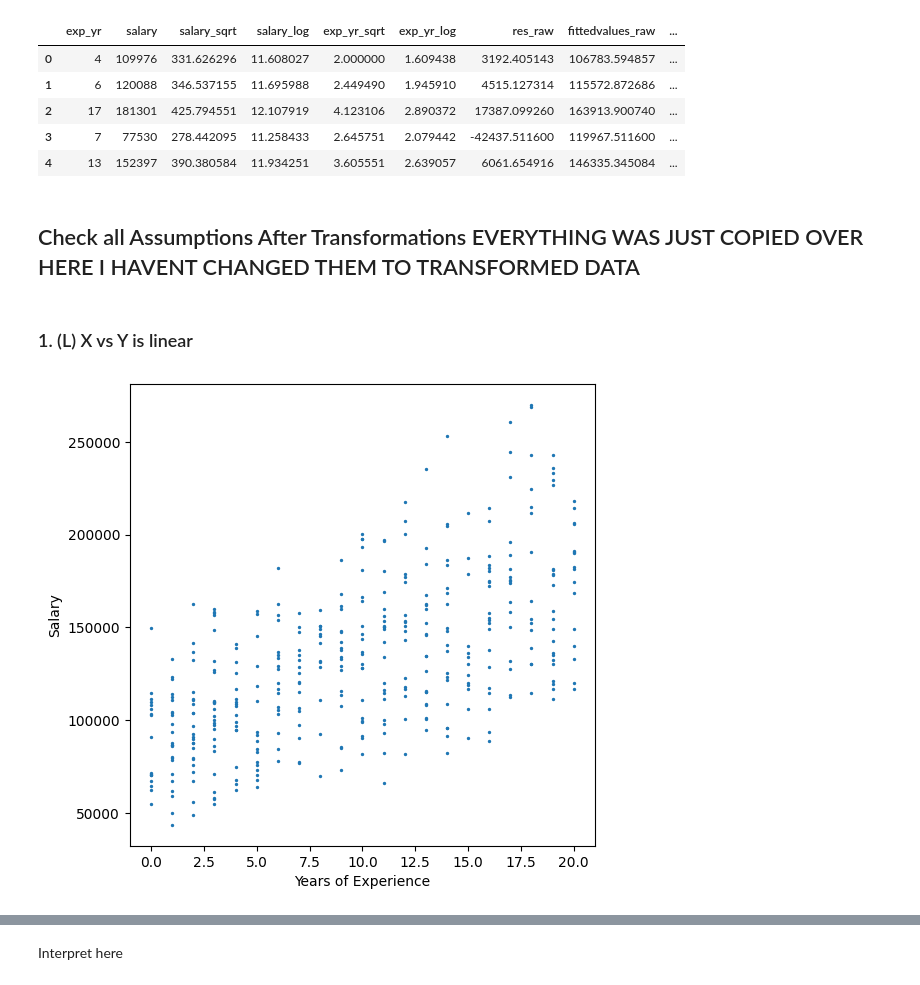
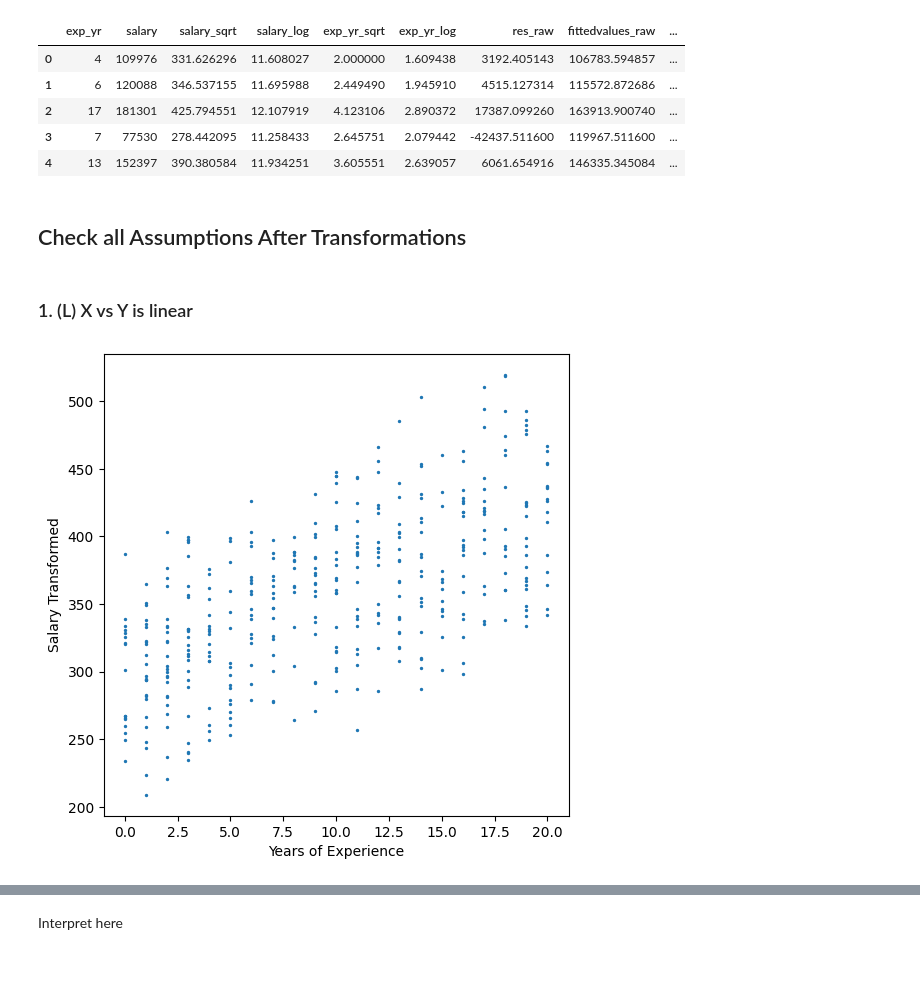
Before and after one commit to ksbuffaloe/Data-5600, a Jupyter notebook: 01_project/SCRIPTS/tech_employee_salary.ipynb, the cells around one changed output, grey strips where cells are left out. Saved outputs shown, nothing was run; the diff lists cells and outputs as text; code cells hidden in the pictures.

Commit message:
performed all the transformation assumptions

```diff
--- a/01_project/SCRIPTS/tech_employee_salary.ipynb
+++ b/01_project/SCRIPTS/tech_employee_salary.ipynb
@@ -433,7 +433,7 @@ Notes:
 [1] Standard Errors assume that the covariance matrix of the errors is correctly specified.
 # %%
 #add the residuals and the fitted values to our dataframe
-emp_trim['residuals_trans'] = res_trans.resid
+emp_trim['res_trans'] = res_trans.resid
 emp_trim['fittedvalues_trans'] = res_trans.fittedvalues
 emp_trim.head()
 # %% [output]
@@ -444,19 +444,19 @@ emp_trim.head()
 | 3 | 7 | 77530 | 278.442095 | 11.258433 | 2.645751 | 2.079442 | -42437.511600 | 119967.511600 | ... |
 | 4 | 13 | 152397 | 390.380584 | 11.934251 | 3.605551 | 2.639057 | 6061.654916 | 146335.345084 | ... |
 # %% [markdown]
-## Check all Assumptions After Transformations EVERYTHING WAS JUST COPIED OVER HERE I HAVENT CHANGED THEM TO TRANSFORMED DATA
+## Check all Assumptions After Transformations
 # %% [markdown]
 ### 1. (L) X vs Y is linear
 # %%
 # Scatterplot
 fig = plt.figure(figsize = (6, 6))
 plt.scatter(x = emp_trim['exp_yr'],
-            y = emp_trim['salary'],
+            y = emp_trim['salary_sqrt'],
             s = 2)
-plt.ylabel("Salary")
+plt.ylabel("Salary Transformed")
 plt.xlabel("Years of Experience")
 plt.show()
 # %% [output]
-[figure, old version]
+[figure, new version]
 # %%
 # Residuals vs. Fitted Values Plot
```
Also changed, not shown: parts of 12 cells of this notebook.
